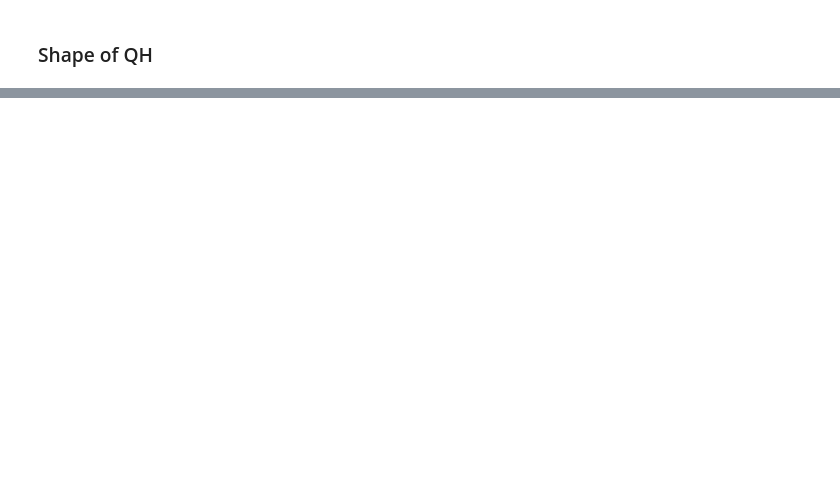
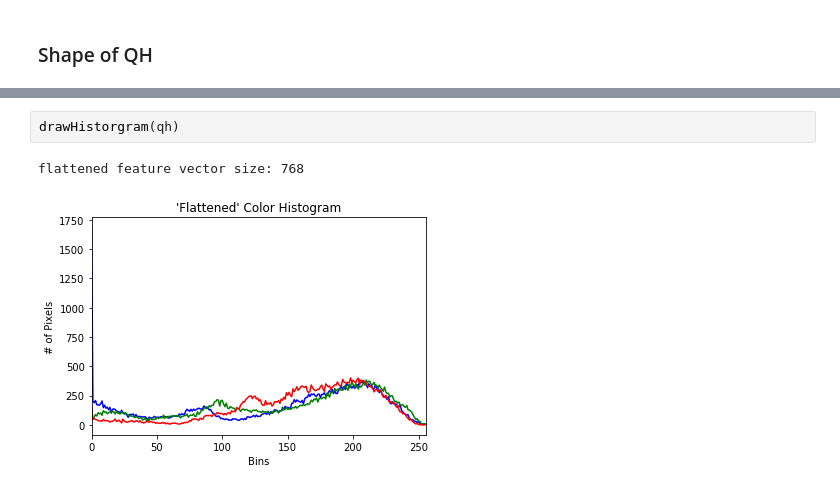
Before and after one commit to hxtruong6/fe-credit-card-fault-detection, a Jupyter notebook: card-detection/Quoc Huy.ipynb, the cells around one changed output, grey strips where cells are left out. Drawn from its saved outputs; the diff is of its cells as text; blank space fills up the shorter version.

```diff
--- a/card-detection/Quoc Huy.ipynb
+++ b/card-detection/Quoc Huy.ipynb
@@ -271,0 +392,5 @@ for meth in methods:
+# %%
+drawHistorgram(qh)
+# %% [output]
+flattened feature vector size: 768
+[figure, added]
```
Also changed, not shown: parts of 34 cells of this notebook, 10 other files.
